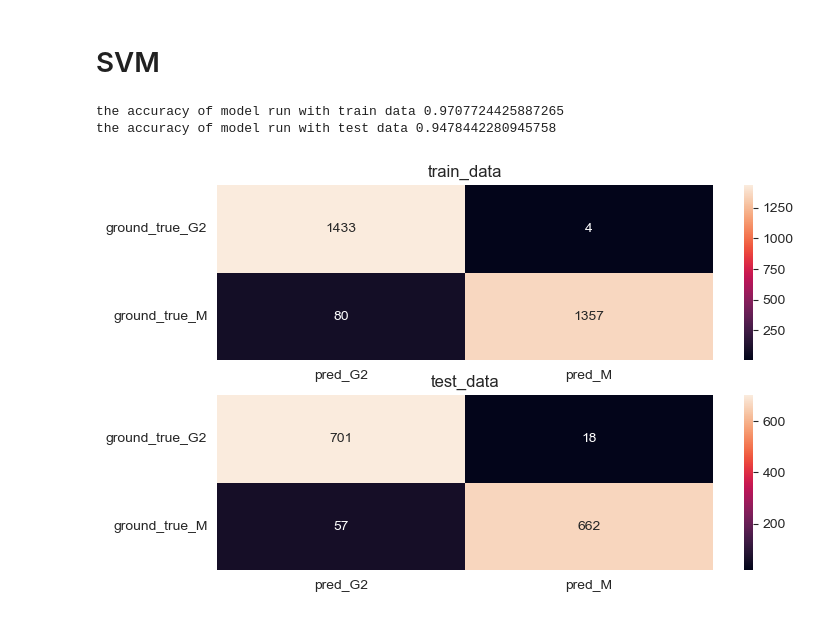
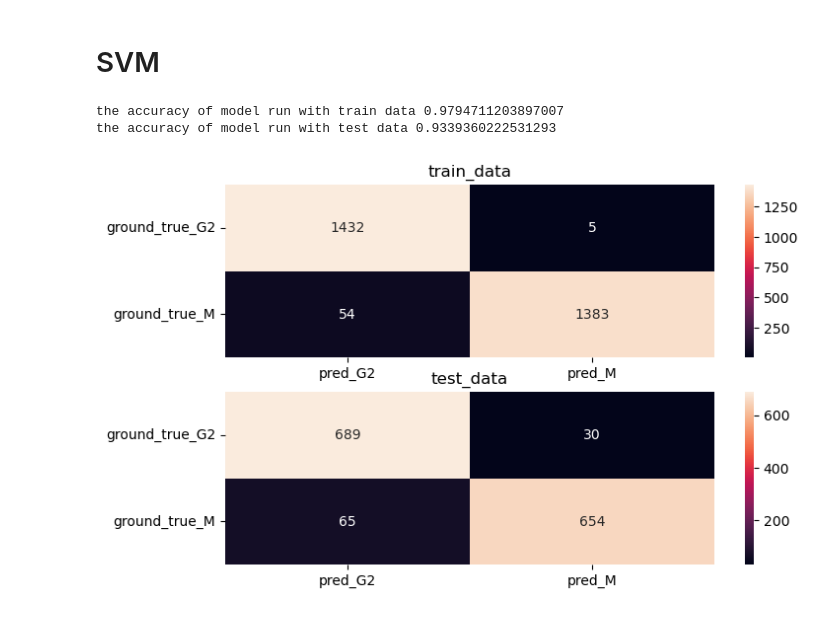
Before and after one commit to HocheggerLab/Omero_Screen, a Jupyter notebook: cellcycle_analysis_files/mitotic-classification.ipynb, the cells around one changed output. Cells and saved outputs as stored; diff of their text form; code cells hidden in the pictures.

Commit message:
run model with new file

```diff
--- a/cellcycle_analysis_files/mitotic-classification.ipynb
+++ b/cellcycle_analysis_files/mitotic-classification.ipynb
@@ -100,3 +6,5 @@ def merge_data(df1,df2,merge_clue,megre_columns):
 # %%
 df_ori=pd.read_csv('/Users/haoranyue/Desktop/221011_Cellcycleprofile_Exp3_siRNAs_MM231_RPE1_U2OS/single_cell_data/221011_Cellcycleprofile_Exp3_siRNAs_MM231_RPE1_U2OS_final_data.csv')
-df=pd.read_csv('/Users/haoranyue/Downloads/221011_Cellcycleprofile_Exp3_siRNAs_MM231_RPE1_U2OS_singlecell_cellcycle.csv')
+df_cellcyle=pd.read_csv('/Users/haoranyue/Downloads/221011_Cellcycleprofile_Exp3_siRNAs_MM231_RPE1_U2OS_singlecell_cellcycle.csv')
+
+df_cellcyle.groupby('cell_cycle_detailed').count()
@@ -103,5 +25,5 @@ df=pd.read_csv('/Users/haoranyue/Downloads/221011_Cellcycleprofile_Exp3_siRNAs_M
 # %%
-df_all=merge_data(df1=df_ori,df2=df,merge_clue='well_id',megre_columns=['experiment','plate_id','well_id','cell_line','condition','Cyto_ID','intensity_mean_EdU_cyto','intensity_mean_H3P_cyto','area_cell','area_nucleus',])
+df_all=merge_data(df1=df_ori,df2=df_cellcyle,merge_clue_columns='well_id',merge_key_columns=['experiment','plate_id','well_id','cell_line','condition','Cyto_ID','intensity_mean_EdU_cyto','intensity_mean_H3P_cyto','area_cell','area_nucleus',])
 df_all
 # %% [output]
 |  | Unnamed: 0_x | experiment | plate_id | well_x | well_id | image_id_x | cell_line | condition | label | ... |
@@ -174,8 +96,8 @@ the selected model: SGDClassifier(loss='log_loss', max_iter=10000)  Score:[0.935
 # %%
 #using the GridSearchCV to select the best hyperparameters
 
-clf_svm = svm.SVC( random_state=24,C=10,gamma='auto')
-clf_svm_hp =GridSearchCV(clf_svm,{'C':[0.1,10,100],"gamma":['scale','auto'],'decision_function_shape':['ovo','ovr']},cv=5,return_train_score=True)
+clf_svm = svm.SVC( random_state=24)
+clf_svm_hp =GridSearchCV(clf_svm,{'C':[0.1,10,100],"gamma":['scale','auto'],'decision_function_shape':['ovo','ovr'],},cv=5,return_train_score=True)
 clf_svm_hp.fit(x_train,y_train)
 df_hp=pd.DataFrame(clf_svm_hp.cv_results_)
 df_hp
@@ -226,9 +148,10 @@ the accuracy of model run with test data 0.9471488178025035
 # %% [markdown]
 # SVM
 # %%
-clf_svm_hp = svm.SVC( random_state=24,C=100,gamma='scale',decision_function_shape='ovo')
+# ['linear','linear','poly','rbf','sigmoid']
+clf_svm_hp = svm.SVC( random_state=24,C=100,gamma='scale',decision_function_shape='ovo',kernel='rbf')
 check_classifier(clf=clf_svm_hp,x_train=x_train,x_test=x_test,y_train=y_train,y_test=y_test)
 # %% [output]
-the accuracy of model run with train data 0.9707724425887265
-the accuracy of model run with test data 0.9478442280945758
+the accuracy of model run with train data 0.9794711203897007
+the accuracy of model run with test data 0.9339360222531293
-[figure, old version]
+[figure, new version]
```
Also changed, not shown: parts of 17 cells of this notebook, 1 other file.
